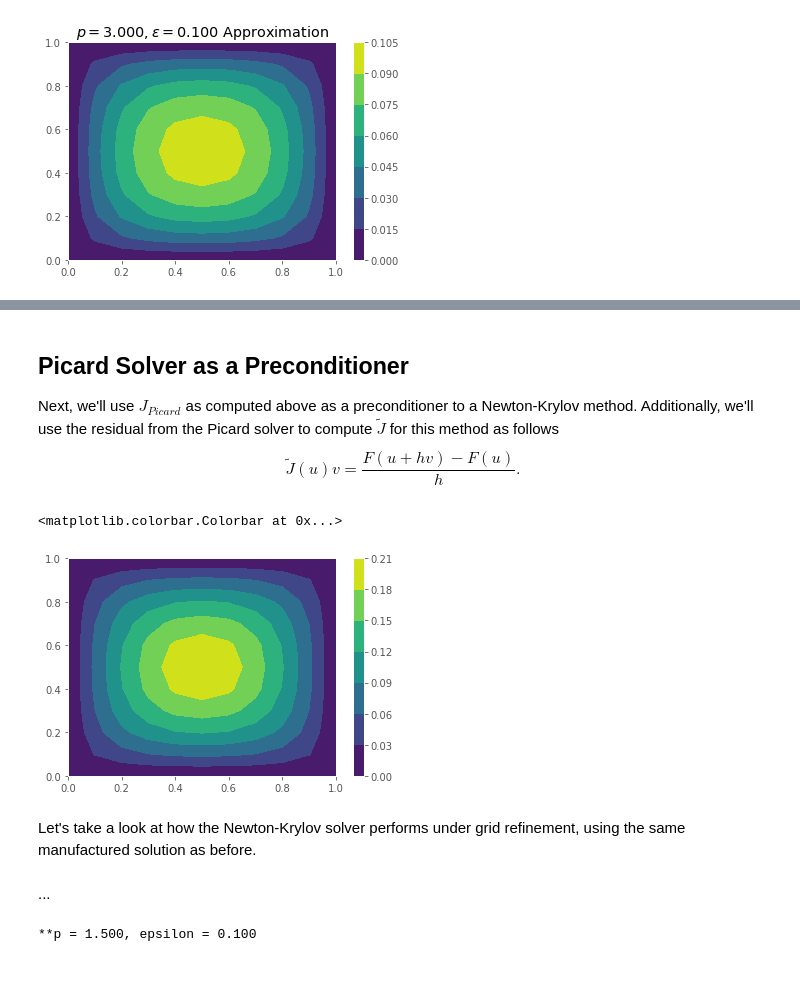
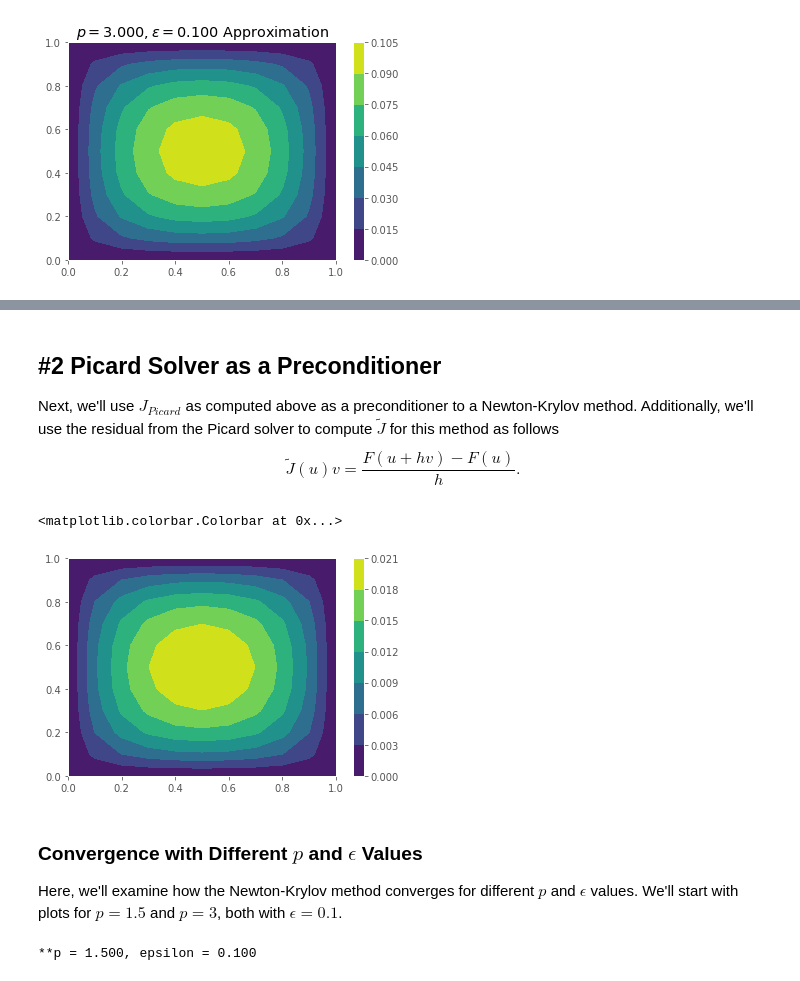
Before and after one commit to j-emmel/class, a Jupyter notebook: hw3/hw3.ipynb, the cells around one changed output, grey strips where cells are left out. Drawn from its saved outputs; the diff is of its cells as text; code cells hidden in the pictures.

```diff
--- a/hw3/hw3.ipynb
+++ b/hw3/hw3.ipynb
@@ -178,7 +179,8 @@ class mms_p_laplacian:
 
         graduexpr = gradient(uexpr)
 
-        kexpr = ((0.5 * eps **2) + (0.5 * graduexpr.dot(graduexpr))) ** ((p-2)/2)
+        kexpr = (
+            (0.5 * eps **2) + (0.5 * graduexpr.dot(graduexpr))) ** ((p-2)/2)
         self.kappa = sympy.lambdify((x,y), kexpr)
         def grad_kappa(xx, yy):
             kx = sympy.diff(kappa, x)
@@ -186,18 +188,17 @@ class mms_p_laplacian:
             return kx(xx, yy), ky(xx, yy)
 
         self.div_kappa_grad_u = sympy.lambdify((x,y),
-                                              -(  sympy.diff(kexpr * sympy.diff(uexpr, x), x)
-                                                + sympy.diff(kexpr * sympy.diff(uexpr, y), y)))
+                              -(  sympy.diff(kexpr * sympy.diff(uexpr, x), x)
+                                + sympy.diff(kexpr * sympy.diff(uexpr, y), y)))
 
-eps = 1
-p = 1.5
-
-mms = mms_p_laplacian(eps, p)
+mms_eps = 1
+mms_p = 1.5
+mms = mms_p_laplacian(mms_eps, mms_p)
 x, y, u, i = solve_p_laplacian_picard(.1,
     mms.u, # g0
     mms.div_kappa_grad_u, # forcing
-    eps = eps,
-    p = p,
+    eps = mms_eps,
+    p = mms_p,
     dirichlet=((0,-1),(0,-1)))
 
 pyplot.figure()
@@ -367,5 +406,5 @@ demo_solver(p=11, show_plot=False)
 # %% [markdown]
-## Picard Solver as a Preconditioner
+## \#2 Picard Solver as a Preconditioner
 
 Next, we'll use $J_{Picard}$ as computed above as a preconditioner to a Newton-Krylov method. Additionally, we'll use the residual from the Picard solver to compute $\tilde{J}$ for this method as follows
 $$ \tilde J(u) v = \frac{F(u + h v) - F(u)}{h} . $$
@@ -374,10 +413,13 @@ from scipy.sparse.linalg import LinearOperator
 from scipy.sparse.linalg import gmres
 from scipy.sparse.linalg import factorized
 
-def solve_p_laplacian_nk(h, g0, forcing, eps, p, dirichlet, rtol=1e-8, verbose=False):
+def solve_p_laplacian_nk(h, g0, forcing, eps, p, dirichlet, rtol=1e-8,
+                         verbose=False):
     x, y = hgrid(h)
     u = 0*x
 
+    # The residual will be part of the N-K Jacobian, and J_picard will
+    # be used as a preconditioner to the N-K method.
     Fu, J_picard = p_laplacian_picard(
         h, x, y, u, forcing, g0,
         eps, p,
@@ -387,8 +429,8 @@ def solve_p_laplacian_nk(h, g0, forcing, eps, p, dirichlet, rtol=1e-8, verbose=F
 
     # Each time around the loop, you'll start with a new initial guess u
     for i in range(50):
-        # From here, the residual will be part of the N-K Jacobian, and J_picard will
-        # be used as a preconditioner to the N-K method.
+        # From here, the residual will be part of the N-K Jacobian, and J_picard
+        # will be used as a preconditioner to the N-K method.
 
         def jacobian(v):
             j_h = 10e-8
@@ -400,38 +442,45 @@ def solve_p_laplacian_nk(h, g0, forcing, eps, p, dirichlet, rtol=1e-8, verbose=F
                 p,
                 dirichlet=((0,-1),(0,-1)))
 
             return (Fuhv - Fu) / j_h
 
         J_operator = LinearOperator(J_picard.shape, matvec=jacobian)
-        preconditioner = LinearOperator(J_picard.shape, matvec=factorized(J_picard))
+        preconditioner = LinearOperator(J_picard.shape,
+                                        matvec=factorized(J_picard))
         deltau, _ = gmres(J_operator, -Fu, tol=0.001, M=preconditioner)
         u += deltau.reshape(x.shape)
 
         Fu, J_picard = p_laplacian_picard(
             h, x, y, u, forcing, g0,
             eps, p,
             dirichlet=((0,-1),(0,-1)))
+
         # Break if the residual norm is lower than the tolerance
-        rnorm = numpy.linalg.norm(Fu)
+#         rnorm = numpy.linalg.norm(Fu)
+#         if verbose:
+#             print('{:2d}: norm {:8e}'.format(i,rnorm))
+#         if rnorm < rtol * norm0:
+#             break
+#         print("rnorm", rnorm)
+
+        anorm = numpy.linalg.norm(Fu, numpy.inf)
         if verbose:
-            print('{:2d}: norm {:8e}'.format(i,rnorm))
-        if rnorm < rtol * norm0:
+            print('{:2d}: anorm {:8e}'.format(i,anorm))
+        if anorm < rtol:
             break
 
     return x, y, u, i
 
 x, y, u, i = solve_p_laplacian_nk(0.1,
         lambda x,y: numpy.zeros_like(x), # g0
         lambda x,y: numpy.ones_like(x),  # forcing
         eps = 0.1,
-        p = 3,
+        p = 1.5,
         dirichlet=((0,-1),(0,-1)))
 
 pyplot.figure()
 pyplot.contourf(x, y, u)
 pyplot.colorbar()
 # %% [output]
 <matplotlib.colorbar.Colorbar at 0x...>
-[figure, old version]
+[figure, new version]
-# %% [markdown]
-Let's take a look at how the Newton-Krylov solver performs under grid refinement, using the same manufactured solution as before.
@@ -490,5 +487,7 @@ def convergence_study_nk(hs, eps, p):
-# %% [markdown]
-...
+# %% [markdown]
+### Convergence with Different $p$ and $\epsilon$ Values
+
+Here, we'll examine how the Newton-Krylov method converges for different $p$ and $\epsilon$ values. We'll start with plots for $p=1.5$ and $p=3$, both with $\epsilon=0.1$.
 # %%
 def demo_solver_nk(eps = 0.1, p = 2, verbose = False, show_plot = True):
     print("**p = {:.3f}, epsilon = {:.3f}".format(float(p), float(eps)))
```
Also changed, not shown: parts of 19 cells of this notebook, 1 other file.
